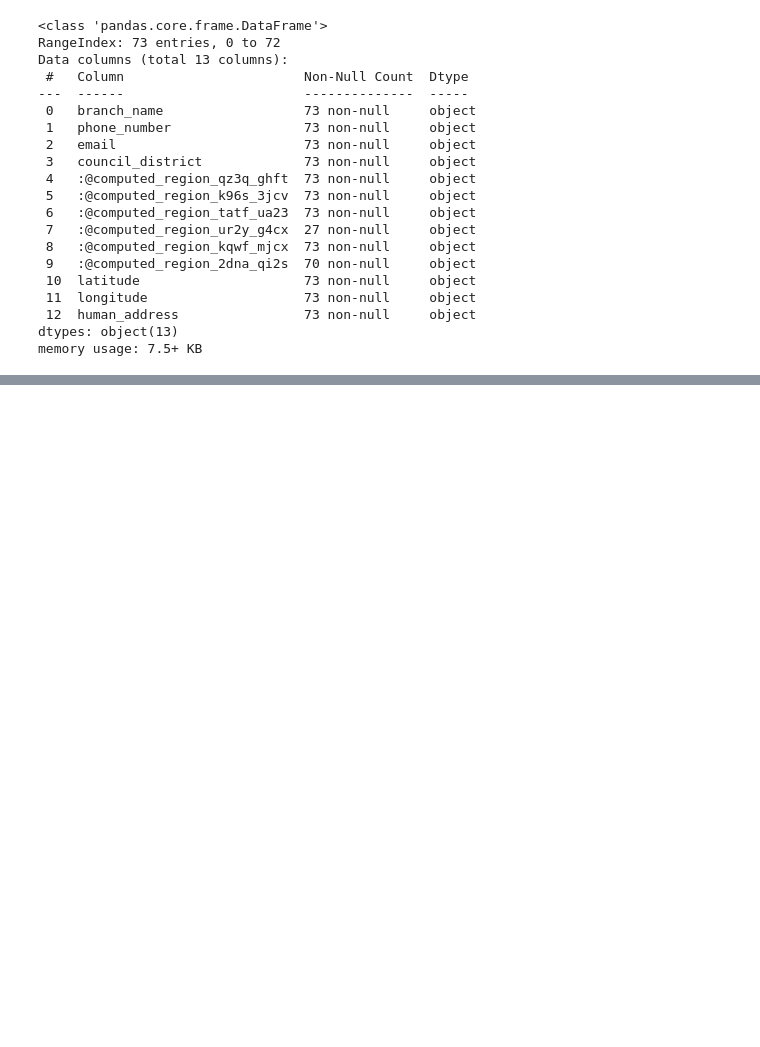
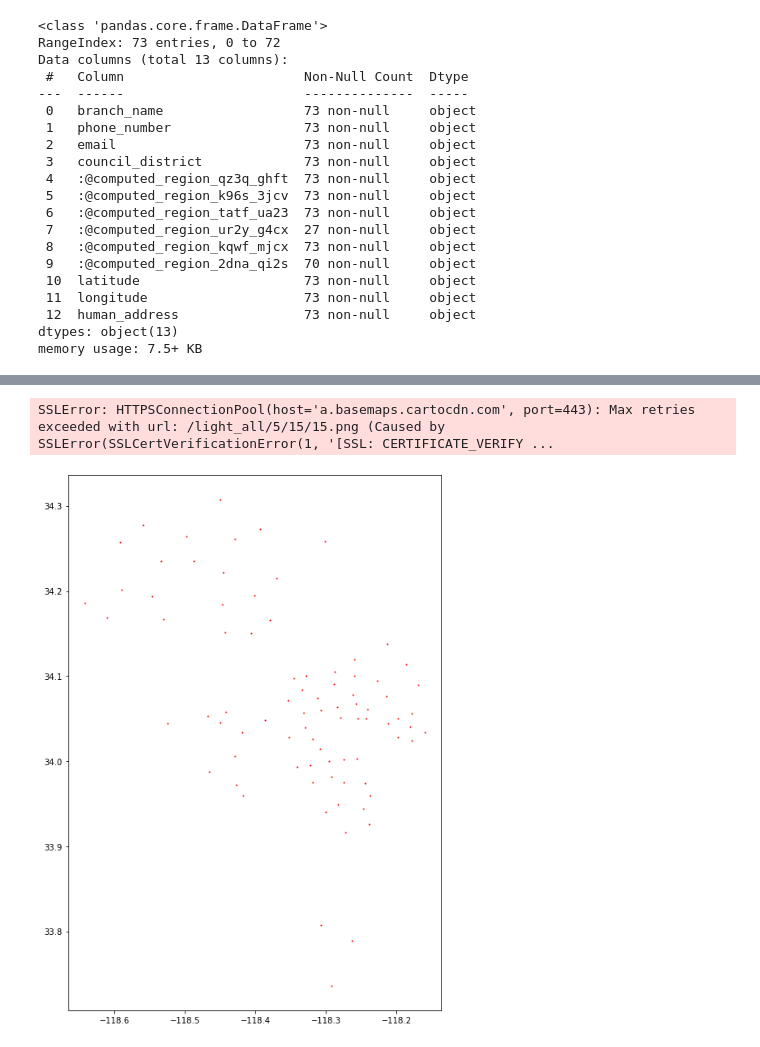
Before and after one commit to paotirado/UP229-Data-Science, a Jupyter notebook: LA Public Libraries.ipynb, the cells around one changed output, grey strips where cells are left out. Cells and saved outputs as stored; diff of their text form; code cells hidden in the pictures; blank space fills up the shorter version.

```diff
--- a/LA Public Libraries.ipynb
+++ b/LA Public Libraries.ipynb
@@ -370,0 +407,3 @@ libGdf
+# %%
+#concatenate the two gdfs
+lalibs = pd.concat([countyGdf, cityGdf], axis=0)
@@ -370,0 +425,3 @@ libGdf
+# %%
+lalibs = lalibs.to_crs('EPSG:4326')
+lalibs.crs
@@ -370,0 +460,18 @@ libGdf
+# %%
+import contextily as ctx
+import matplotlib.pyplot as plt
+
+fig,ax = plt.subplots(figsize=(12,12))
+
+lalibs.plot(ax=ax,
+             color='red',
+             markersize=1)
+
+# no axis
+#ax.axis('off')
+
+# add a basemap
+ctx.add_basemap (ax, zoom=5, source=ctx.providers.CartoDB.Positron)
+# %% [output]
+SSLError: HTTPSConnectionPool(host='a.basemaps.cartocdn.com', port=443): Max retries exceeded with url: /light_all/5/15/15.png (Caused by SSLError(SSLCertVerificationError(1, '[SSL: CERTIFICATE_VERIFY ...
+[figure, added]
```
Also changed, not shown: parts of 17 cells of this notebook, 1 other file.
